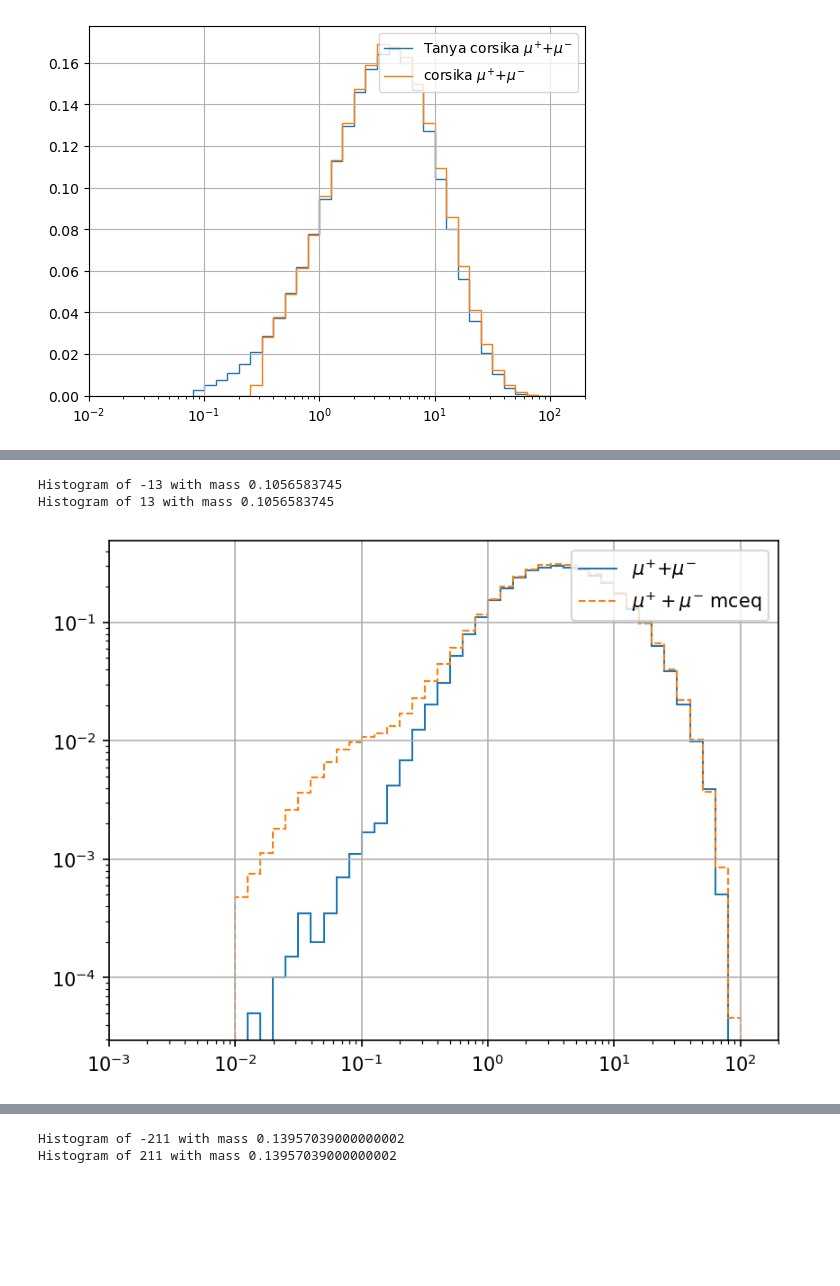
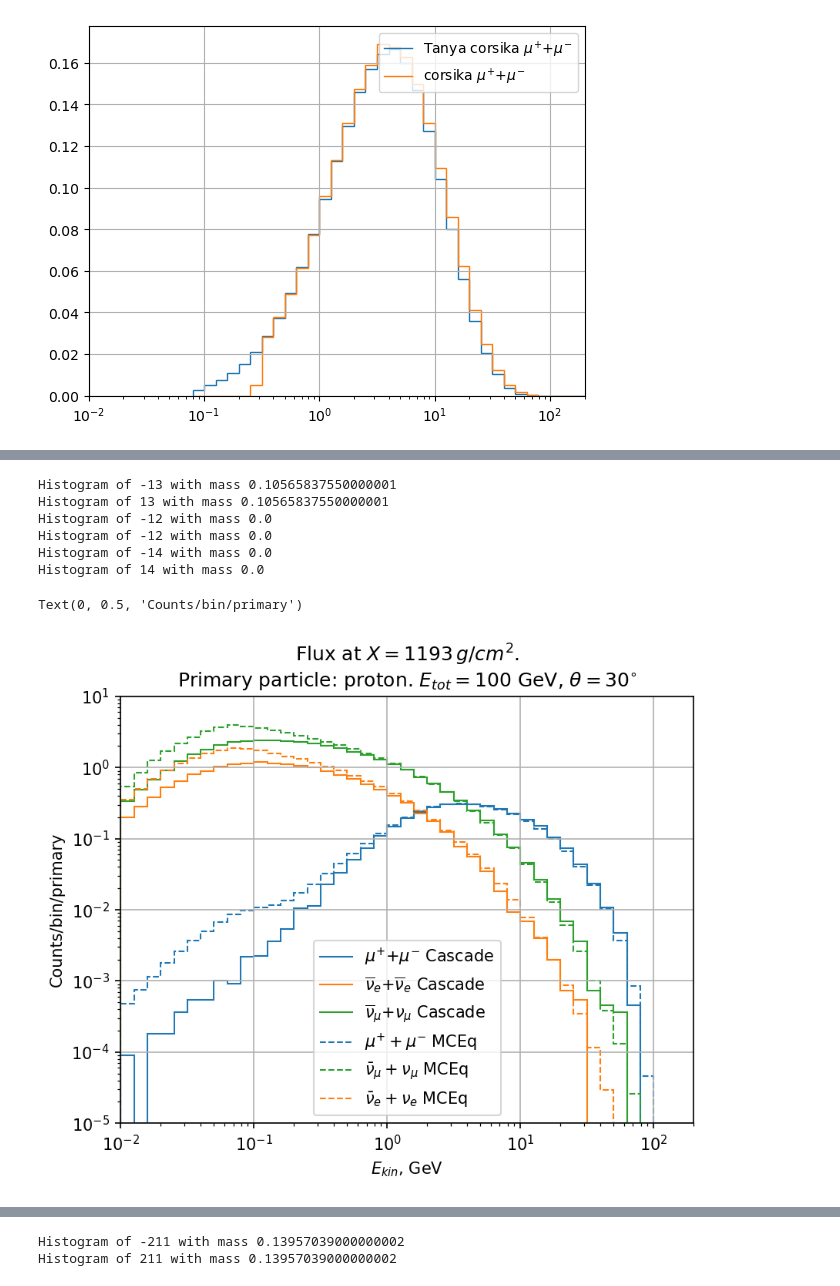
Before and after one commit to jncots/xmax_sigma, a Jupyter notebook: flincpy/test_cas_driver.ipynb, the cells around one changed output, grey strips where cells are left out. Saved outputs shown, nothing was run; the diff lists cells and outputs as text; code cells hidden in the pictures; blank space fills up the shorter version.

```diff
--- a/flincpy/test_cas_driver.ipynb
+++ b/flincpy/test_cas_driver.ipynb
@@ -25,3 +34,5 @@ cas_driver = CascadeDriver()
+# %%
+cas_driver = CascadeDriver(int_model0)
 # %%
 from tqdm import tqdm
 # mceq_decaying_pdgs = [111, -211, 211]
@@ -117,0 +86,4 @@ stop depth = 1195.930414445817
+# %%
+niter = 10000
+for i in tqdm(range(niter), total = niter):
+    cas_driver.run()
@@ -185,5 +200,6 @@ cascade_analysis.plot_energy_list(pids = [-11, 11, -13, 13])
 # %%
-# %autoreload 2
+%reload_ext autoreload
+%autoreload 2
 from mceq_comparison import MCEQDistributions
 import matplotlib.pylab as plt
 mceq_noloss = MCEQDistributions(
@@ -195,16 +211,17 @@ mceq_noloss = MCEQDistributions(
                 #  slant_depth= 313.4599011471651,
                 #  slant_depth=1193,
                 #  slant_depth=2997,
-                 energy_range=[0.01, 1e4],
+                 energy_range=[1e-2, 2e2],
                  slant_depth=1193.2842407419078,
                  pname_tuples = [
                      ("mu", "mu+", "mu-"),
                      ("numu", "numu", "antinumu"),
                      ("nue", "nue", "antinue"),
-                     ("pi", "pi+", "pi-"),
-                     ("el", "e+", "e-"),
-                     ("e+", "e+"),
-                     ("e-", "e-")],
+                    #  ("pi", "pi+", "pi-"),
+                    #  ("el", "e+", "e-"),
+                    #  ("e+", "e+"),
+                    #  ("e-", "e-")
+                     ],
                  interaction_model = "DPMJET-III-19.1",
                  generic_losses_all_charged = False,
                  enable_energy_loss = False,
@@ -387,14 +404,15 @@ Histogram of 13 with mass 0.1056583745
 # %%
 plt.rcParams["figure.dpi"] = 150
+line_colors = plt.rcParams['axes.prop_cycle'].by_key()['color']
 
 bins, hist, label = cascade_analysis.kin_energy_histogram(pdgs = (-13, 13), bins = mceq_dist.e_bins)
-plt.stairs(hist, bins, label = label, linestyle='-')
+plt.stairs(hist, bins, label = f"{label} Cascade", linestyle='-', color = line_colors[0])
 
-# bins, hist, label = cascade_analysis.kin_energy_histogram(pdgs = (-12, -12), bins = mceq_dist.e_bins)
-# plt.stairs(hist, bins, label = label, linestyle='-')
+bins, hist, label = cascade_analysis.kin_energy_histogram(pdgs = (-12, -12), bins = mceq_dist.e_bins)
+plt.stairs(hist, bins, label = f"{label} Cascade", linestyle='-', color = line_colors[1])
 
-# bins, hist, label = cascade_analysis.kin_energy_histogram(pdgs = (-14, 14), bins = mceq_dist.e_bins)
-# plt.stairs(hist, bins, label = label, linestyle='-')
+bins, hist, label = cascade_analysis.kin_energy_histogram(pdgs = (-14, 14), bins = mceq_dist.e_bins)
+plt.stairs(hist, bins, label = f"{label} Cascade", linestyle='-', color = line_colors[2])
 
 # bins, hist, label = cascade_analysis.kin_energy_histogram(pdgs = (-211, 211), bins = mceq_dist.e_bins)
 # plt.stairs(hist, bins, label = label, linestyle='-')
@@ -403,43 +421,59 @@ plt.stairs(hist, bins, label = label, linestyle='-')
 # plt.stairs(hist, bins, label = label, linestyle='-')
 
 # bins, hist, label = cascade_analysis.kin_energy_histogram(pdgs = (-11,), bins = mceq_dist.e_bins)
 # plt.stairs(hist, bins, label = label, linestyle='-')
 
 # bins, hist, label = cascade_analysis.kin_energy_histogram(pdgs = (11,), bins = mceq_dist.e_bins)
 # plt.stairs(hist, bins, label = label, linestyle='-')
 
 plt.stairs(mceq_dist.flux["mu"], mceq_dist.e_bins,
-           label = r"${\mu}^{+} + {\mu}^{-}$ mceq", linestyle='--')
+           label = r"${\mu}^{+} + {\mu}^{-}$ MCEq", linestyle='--',
+           color = line_colors[0])
+
+
+# plt.stairs(mceq_loss.flux["mu"], mceq_dist.e_bins,
+#            label = r"${\mu}^{+} + {\mu}^{-}$ loss mceq", linestyle=':')
 
 # plt.stairs(mceq_hybrid.flux["mu"], mceq_dist.e_bins,
 #            label = r"${\mu}^{+} + {\mu}^{-}$ mceq hb", linestyle='--')
-# plt.stairs(mceq_dist.flux["numu"], mceq_dist.e_bins,
-#            label = r"$\bar{\nu}_{\mu} + {\nu}_{\mu}$ mceq", linestyle='--')
-# plt.stairs(mceq_dist.flux["nue"], mceq_dist.e_bins,
-#            label = r"$\bar{\nu}_{e} + {\nu}_{e}$ mceq", linestyle='--')
+plt.stairs(mceq_dist.flux["numu"], mceq_dist.e_bins,
+           label = r"$\bar{\nu}_{\mu} + {\nu}_{\mu}$ MCEq", linestyle='--',
+           color = line_colors[2])
+plt.stairs(mceq_dist.flux["nue"], mceq_dist.e_bins,
+           label = r"$\bar{\nu}_{e} + {\nu}_{e}$ MCEq", linestyle='--',
+           color = line_colors[1])
 # plt.stairs(mceq_dist.flux["pi"], mceq_dist.e_bins,
 #            label = r"$\bar{\pi}^{+} + {\pi}^{-}$ mceq", linestyle='--')
 
 # plt.stairs(mceq_dist.flux["el"], mceq_dist.e_bins,
 #            label = r"$\bar{e}^{+} + {e}^{-}$ mceq", linestyle='--')
 
 # plt.stairs(mceq_dist.flux["e+"], mceq_dist.e_bins,
 #            label = r"${e}^{+}$ mceq", linestyle='--')
 
 # plt.stairs(mceq_dist.flux["e-"], mceq_dist.e_bins,
 #            label = r"${e}^{-}$ mceq", linestyle='--')
 
 plt.xscale("log")
 plt.yscale("log")
-plt.xlim(1e-3, 2e2)
-# plt.ylim(-0.01, 0.5)
+plt.xlim(1e-2, 2e2)
+plt.ylim(1e-5, 10)
 plt.legend()
 plt.grid()
+plt.title("Flux at " +  r"$X = 1193\, g/cm^2.$"+ "\nPrimary particle: proton. "
+          +  r"$E_{tot}=100$ GeV" + r", $\theta = 30^{\circ}$")
+plt.xlabel(r"$E_{kin}$, GeV")
+plt.ylabel(r"Counts/bin/primary")
 # plt.savefig('temp.png', transparent=True)
 # %% [output]
-Histogram of -13 with mass 0.1056583745
-Histogram of 13 with mass 0.1056583745
+Histogram of -13 with mass 0.10565837550000001
+Histogram of 13 with mass 0.10565837550000001
+Histogram of -12 with mass 0.0
+Histogram of -12 with mass 0.0
+Histogram of -14 with mass 0.0
+Histogram of 14 with mass 0.0
+Text(0, 0.5, 'Counts/bin/primary')
-[figure, old version]
+[figure, new version]
 # %%
 bins, hist, label = cascade_analysis.kin_energy_histogram(pdgs = (-13, 13), bins = mceq_dist.e_bins)
 # plt.stairs(hist, bins, label = label, linestyle='-')
```
Also changed, not shown: parts of 15 cells of this notebook, 14 other files.
